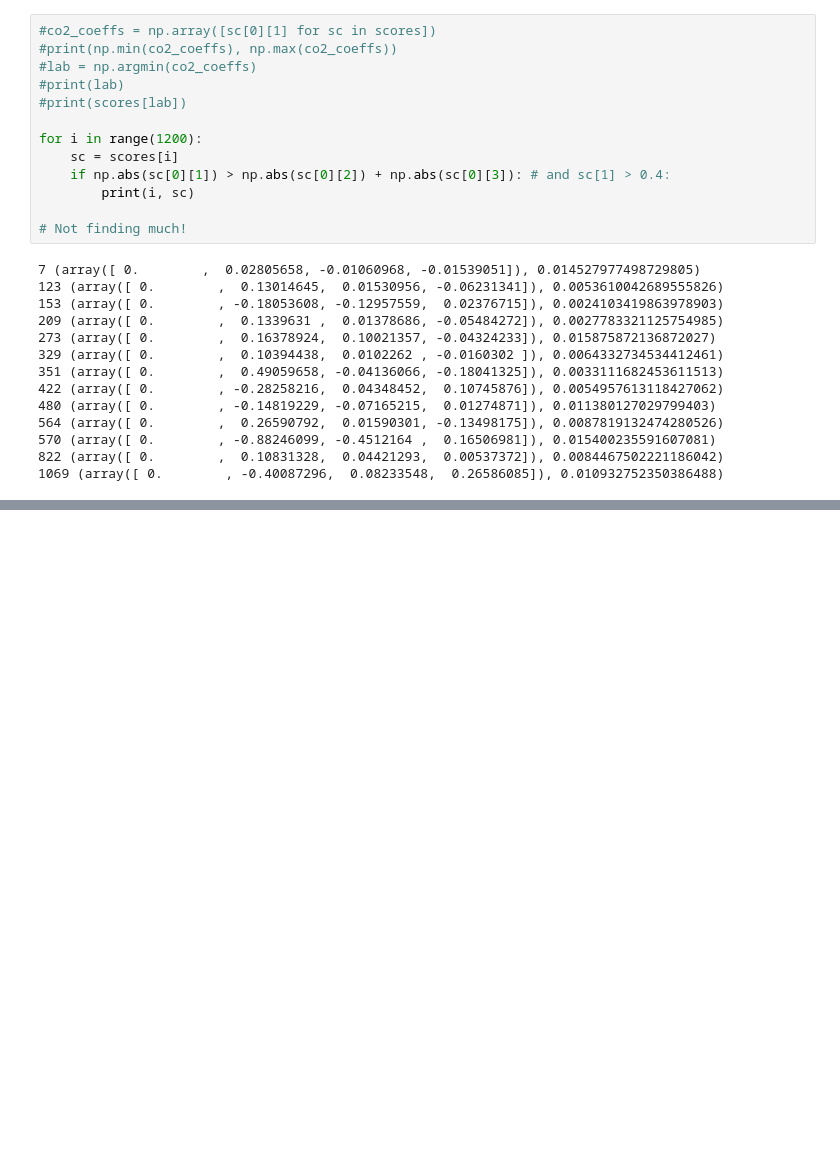
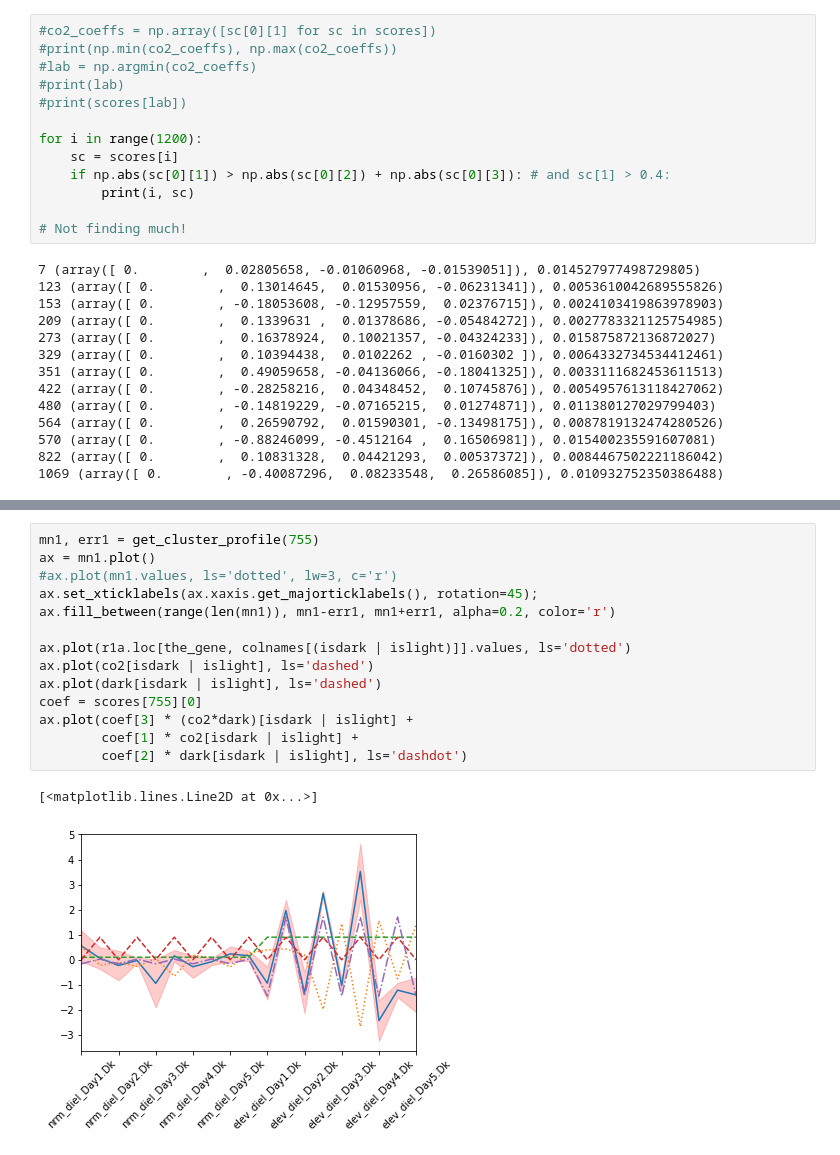
Before and after one commit to djreiss/diatoms, a Jupyter notebook: Untitled.ipynb, the cells around one changed output, grey strips where cells are left out. Drawn from its saved outputs; the diff is of its cells as text; blank space fills up the shorter version.

```diff
--- a/Untitled.ipynb
+++ b/Untitled.ipynb
@@ -516,0 +534,17 @@ for i in range(1200):
+# %%
+mn1, err1 = get_cluster_profile(755)
+ax = mn1.plot()
+#ax.plot(mn1.values, ls='dotted', lw=3, c='r')
+ax.set_xticklabels(ax.xaxis.get_majorticklabels(), rotation=45);
+ax.fill_between(range(len(mn1)), mn1-err1, mn1+err1, alpha=0.2, color='r')
+
+ax.plot(r1a.loc[the_gene, colnames[(isdark | islight)]].values, ls='dotted')
+ax.plot(co2[isdark | islight], ls='dashed')
+ax.plot(dark[isdark | islight], ls='dashed')
+coef = scores[755][0]
+ax.plot(coef[3] * (co2*dark)[isdark | islight] +
+        coef[1] * co2[isdark | islight] +
+        coef[2] * dark[isdark | islight], ls='dashdot')
+# %% [output]
+[<matplotlib.lines.Line2D at 0x...>]
+[figure, added]
```
Also changed, not shown: parts of 10 cells of this notebook.
